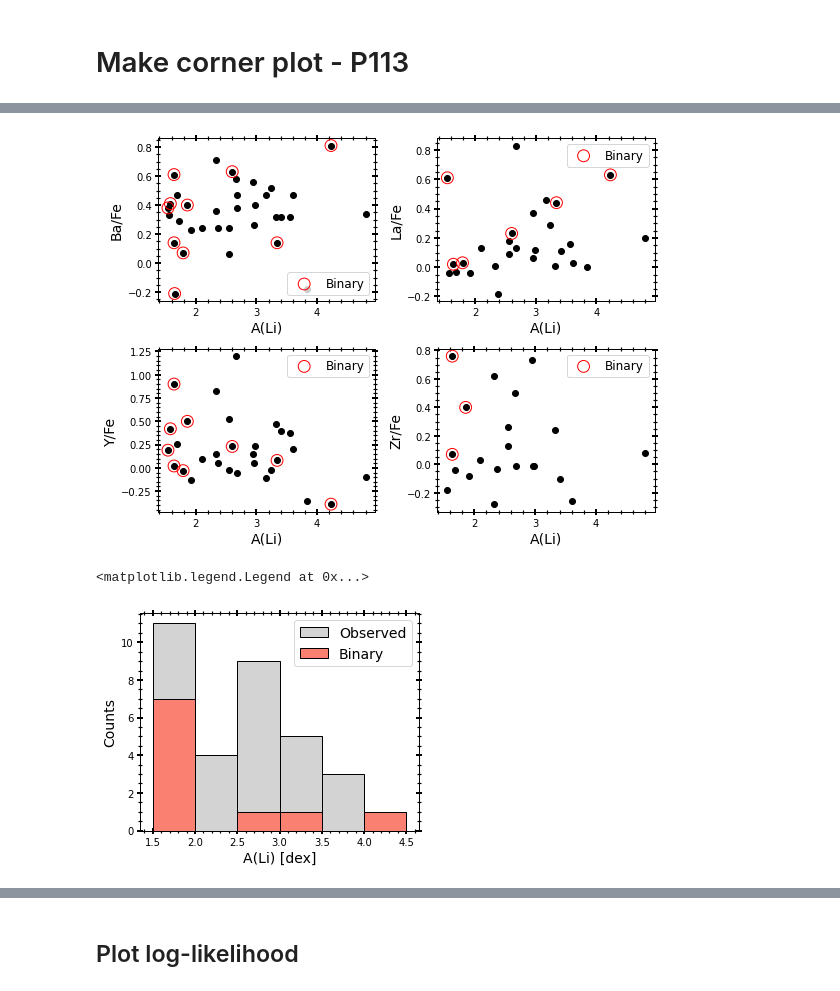
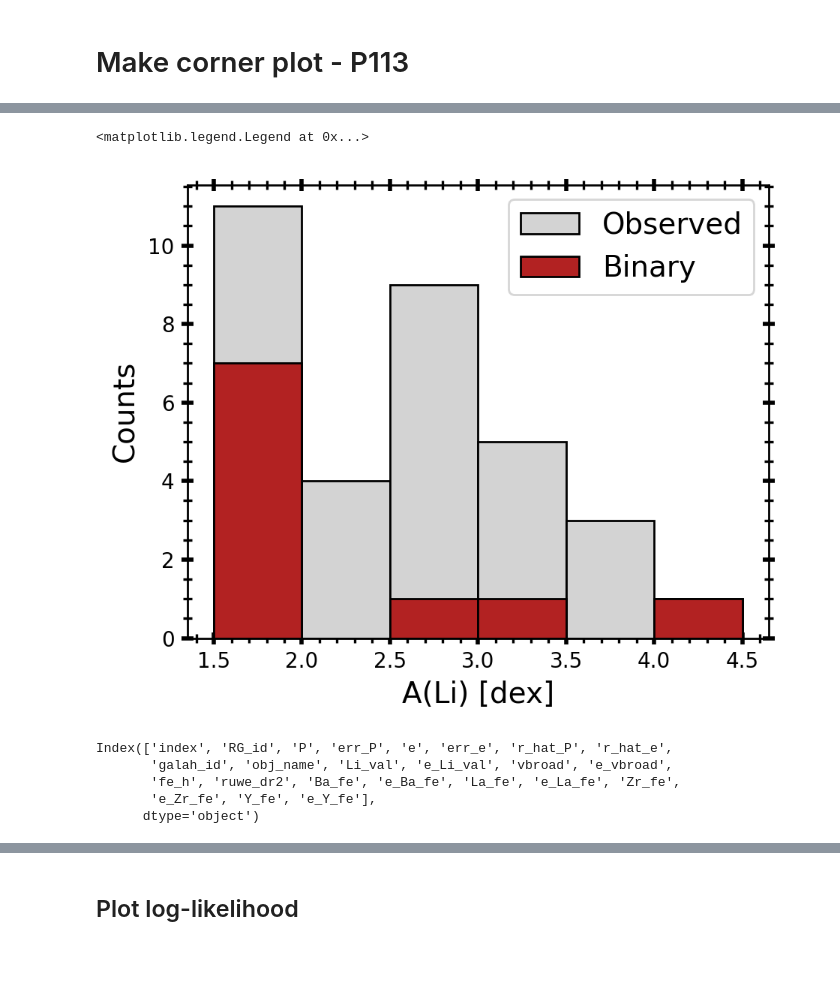
Before and after one commit to MaryumSayeed/ESPRESSO, a Jupyter notebook: scripts/rv_program.ipynb, the cells around one changed output, grey strips where cells are left out. Cells and saved outputs as stored; diff of their text form; code cells hidden in the pictures; blank space fills up the shorter version.

```diff
--- a/scripts/rv_program.ipynb
+++ b/scripts/rv_program.ipynb
@@ -20,4 +20,5 @@ import thejoker as tj
 import pymc as pm
 import corner
 import arviz as az
+plt.rcParams['figure.facecolor'] = 'white'
 # %% [output]
@@ -146,11 +147,12 @@ def combine_table(obj_dir):
 
     new_df = pd.DataFrame(new_df)
 
-    cols = ['sobject_id', 'vbroad', 'fe_h', 'Li_fe', 'ruwe_dr2', 'Ba_fe', 'e_Ba_fe','La_fe','e_La_fe','Zr_fe', 'e_Zr_fe','Y_fe','e_Y_fe']
+    cols = ['sobject_id', 'vbroad', 'fe_h', 'e_fe_h' ,'Li_fe', 'e_Li_fe','ruwe_dr2','e_vbroad', 'Ba_fe', 'e_Ba_fe','La_fe','e_La_fe','Zr_fe', 'e_Zr_fe','Y_fe','e_Y_fe']
     new_df = pd.merge(new_df, galah[cols], left_on='galah_id', right_on='sobject_id')
     new_df['Li_val'] = new_df.fe_h+new_df.Li_fe+1.05
+    new_df['e_Li_val'] = np.sqrt(new_df.e_fe_h**2.+new_df.e_Li_fe**2.)
 
-    cols = ['RG_id', 'galah_id', 'obj_name', 'Li_val', 'vbroad', 'fe_h','ruwe_dr2', 'Ba_fe', 'e_Ba_fe','La_fe','e_La_fe','Zr_fe', 'e_Zr_fe','Y_fe','e_Y_fe']
+    cols = ['RG_id', 'galah_id', 'obj_name', 'Li_val', 'e_Li_val','vbroad','e_vbroad', 'fe_h','ruwe_dr2', 'Ba_fe', 'e_Ba_fe','La_fe','e_La_fe','Zr_fe', 'e_Zr_fe','Y_fe','e_Y_fe']
     new_df = new_df[cols]
     new_df.sort_values(by=['RG_id'],inplace=True)
 
@@ -720,33 +737,31 @@ stats_df
 # %%
-plt.figure(figsize=(8,6))
-plt.subplot(221)
-plt.scatter(both_galah.Li_val, both_galah.Ba_fe, c='k')
-plt.scatter(stats_df.Li_val, stats_df.Ba_fe, s=140, ec='red',fc='None', label='Binary')
-plt.xlabel('A(Li)')
-plt.ylabel('Ba/Fe')
-plt.legend(fontsize=12,loc='lower right')
+# plt.figure(figsize=(8,6))
+# plt.subplot(221)
+# plt.scatter(both_galah.Li_val, both_galah.Ba_fe, c='k')
+# plt.scatter(stats_df.Li_val, stats_df.Ba_fe, s=140, ec='red',fc='None', label='Binary')
+# plt.xlabel('A(Li)')
+# plt.ylabel('Ba/Fe')
+# plt.legend(fontsize=12,loc='lower right')
 
-plt.subplot(222)
-plt.scatter(both_galah.Li_val, both_galah.La_fe, c='k')
-plt.scatter(stats_df.Li_val, stats_df.La_fe, s=140, ec='red',fc='None', label='Binary')
-plt.xlabel('A(Li)')
-plt.ylabel('La/Fe')
-plt.legend(fontsize=12,loc='upper right')
+# plt.subplot(222)
+# plt.scatter(both_galah.Li_val, both_galah.La_fe, c='k')
+# plt.scatter(stats_df.Li_val, stats_df.La_fe, s=140, ec='red',fc='None', label='Binary')
+# plt.xlabel('A(Li)')
+# plt.ylabel('La/Fe')
+# plt.legend(fontsize=12,loc='upper right')
 
-plt.subplot(223)
-plt.scatter(both_galah.Li_val, both_galah.Y_fe, c='k')
-plt.scatter(stats_df.Li_val, stats_df.Y_fe, s=140, ec='red',fc='None', label='Binary')
-plt.xlabel('A(Li)')
-plt.ylabel('Y/Fe')
-plt.legend(fontsize=12,loc='upper right')
+# plt.subplot(223)
+# plt.scatter(both_galah.Li_val, both_galah.Y_fe, c='k')
+# plt.scatter(stats_df.Li_val, stats_df.Y_fe, s=140, ec='red',fc='None', label='Binary')
+# plt.xlabel('A(Li)')
+# plt.ylabel('Y/Fe')
+# plt.legend(fontsize=12,loc='upper right')
 
-plt.subplot(224)
-plt.scatter(both_galah.Li_val, both_galah.Zr_fe, c='k')
-plt.scatter(stats_df.Li_val, stats_df.Zr_fe, s=140, ec='red',fc='None', label='Binary')
-plt.xlabel('A(Li)')
-plt.ylabel('Zr/Fe')
-plt.legend(fontsize=12,loc='upper right')
-plt.tight_layout()
+# plt.subplot(224)
+# plt.scatter(both_galah.Li_val, both_galah.Zr_fe, c='k')
+# plt.scatter(stats_df.Li_val, stats_df.Zr_fe, s=140, ec='red',fc='None', label='Binary')
+# plt.xlabel('A(Li)')
+# plt.ylabel('Zr/Fe')
+# plt.legend(fontsize=12,loc='upper right')
+# plt.tight_layout()
-# %% [output]
-[figure, removed]
 # %%
@@ -782,14 +797,22 @@ plt.tight_layout()
 # %%
-plt.figure(figsize=(5,4))
+plt.figure(figsize=(5,4),dpi=200)
 bins=np.arange(1.5, 5, 0.5)
 both_galah = pd.concat([p112_galah, p113_galah])
 plt.hist(both_galah.Li_val.values, bins=bins, label='Observed',color='lightgrey', ec='k')
-plt.hist(stats_df.Li_val.values, bins=bins, label='Binary',color='salmon', ec='k')
+plt.hist(stats_df.Li_val.values, bins=bins, label='Binary',color='firebrick', ec='k')
 plt.xlabel('A(Li) [dex]')
 plt.ylabel('Counts')
 plt.legend()
 # %% [output]
 <matplotlib.legend.Legend at 0x...>
-[figure, old version]
+[figure, new version]
+# %%
+stats_df.keys()
+# %% [output]
+Index(['index', 'RG_id', 'P', 'err_P', 'e', 'err_e', 'r_hat_P', 'r_hat_e',
+       'galah_id', 'obj_name', 'Li_val', 'e_Li_val', 'vbroad', 'e_vbroad',
+       'fe_h', 'ruwe_dr2', 'Ba_fe', 'e_Ba_fe', 'La_fe', 'e_La_fe', 'Zr_fe',
+       'e_Zr_fe', 'Y_fe', 'e_Y_fe'],
+      dtype='object')
 # %%
 def find_trends(df):
```
Also changed, not shown: parts of 8 cells of this notebook.
